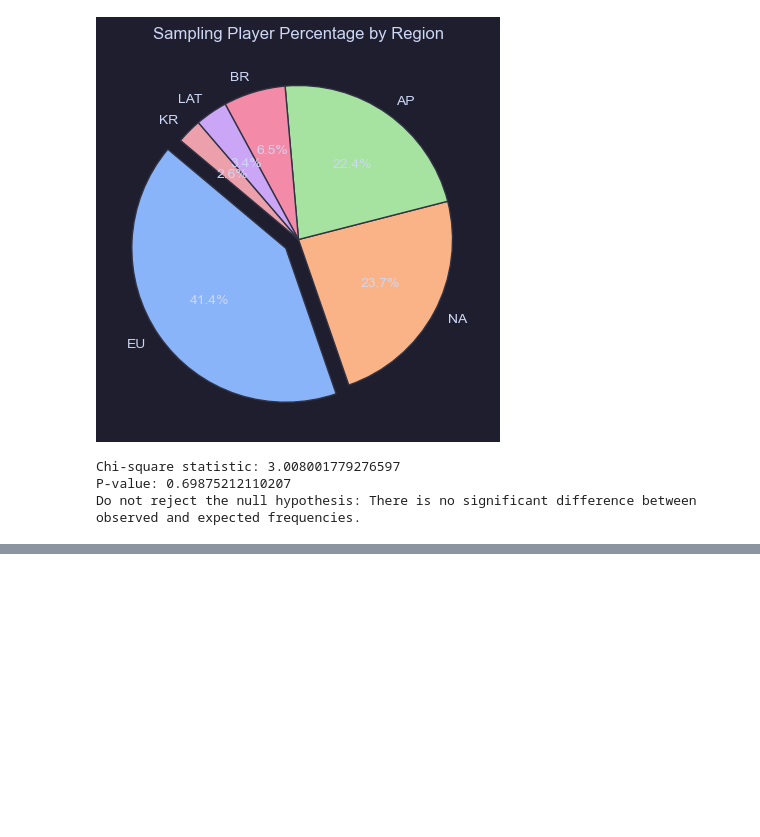
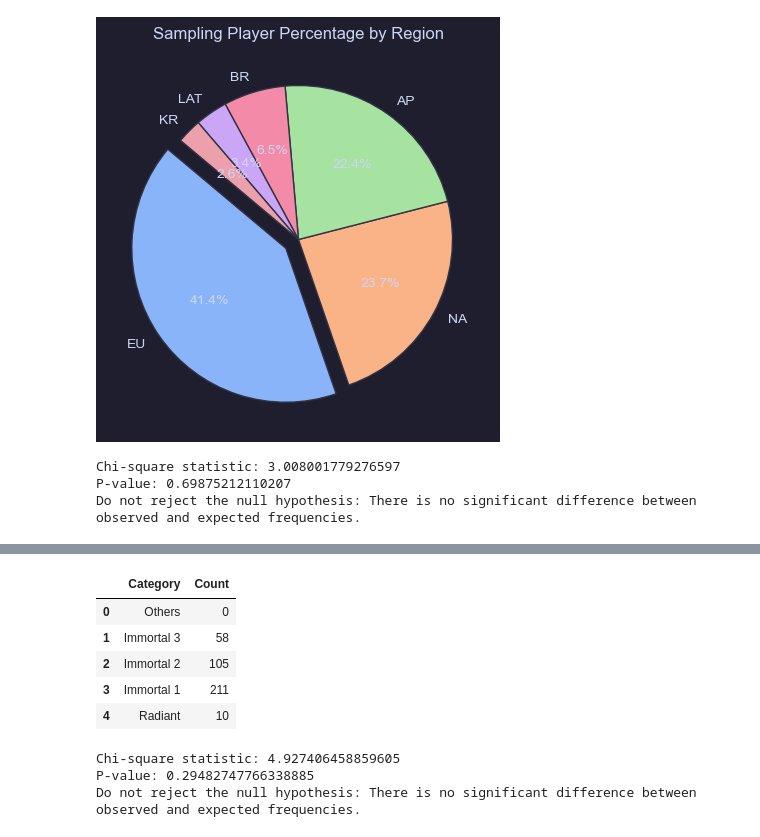
Before and after one commit to grahamogatia/valorant-statistical-modelling, a Jupyter notebook: [CSMODEL] Project - Case Study.ipynb, the cells around one changed output, grey strips where cells are left out. Cells and saved outputs as stored; diff of their text form; code cells hidden in the pictures; blank space fills up the shorter version.

Commit message:
feat: added sampling and test for goodness of fit (+ ratings)

```diff
--- a/[CSMODEL] Project - Case Study.ipynb
+++ b/[CSMODEL] Project - Case Study.ipynb
@@ -2148,0 +2172,43 @@ Do not reject the null hypothesis: There is no significant difference between ob
+# %%
+sample_ratings_count = val_sample_df['rating'].value_counts()
+others_count = sample_ratings_count.sum() - (sample_ratings_count['Immortal 3'] + sample_ratings_count['Immortal 2'] + sample_ratings_count['Immortal 1'] + sample_ratings_count['Radiant'])
+data = {
+    'Category': ['Others', 'Immortal 3', 'Immortal 2', 'Immortal 1', 'Radiant'],
+    'Count': [others_count, sample_ratings_count.get('Immortal 3', 0),
+              sample_ratings_count.get('Immortal 2', 0), sample_ratings_count.get('Immortal 1', 0),
+              sample_ratings_count.get('Radiant', 0)]
+}
+sample_ratings_count = pd.DataFrame(data)
+sample_ratings_count
+# %% [output]
+|  | Category | Count |
+| 0 | Others | 0 |
+| 1 | Immortal 3 | 58 |
+| 2 | Immortal 2 | 105 |
+| 3 | Immortal 1 | 211 |
+| 4 | Radiant | 10 |
+# %%
+player_ratios = ratings_count['Count'] / len(val_df)
+
+# Test for Goodness of Fit
+observed = sample_ratings_count['Count']
+expected = np.round(player_ratios * len(val_sample_df), decimals=2)
+
+# Added a wrapper to account for overflow
+chisquare(f_obs=observed, f_exp=np.sum(observed)/np.sum(expected) * expected)
+
+print("Chi-square statistic:", chi2)
+print("P-value:", p_value)
+
+# Define the significance level (alpha)
+alpha = 0.05
+
+# Compare p-value to the significance level
+if p_value < alpha:
+    print("Reject the null hypothesis: There is a significant difference between observed and expected frequencies.")
+else:
+    print("Do not reject the null hypothesis: There is no significant difference between observed and expected frequencies.")
+# %% [output]
+Chi-square statistic: 4.927406458859605
+P-value: 0.29482747766338885
+Do not reject the null hypothesis: There is no significant difference between observed and expected frequencies.
```
Also changed, not shown: parts of 4 cells of this notebook.
